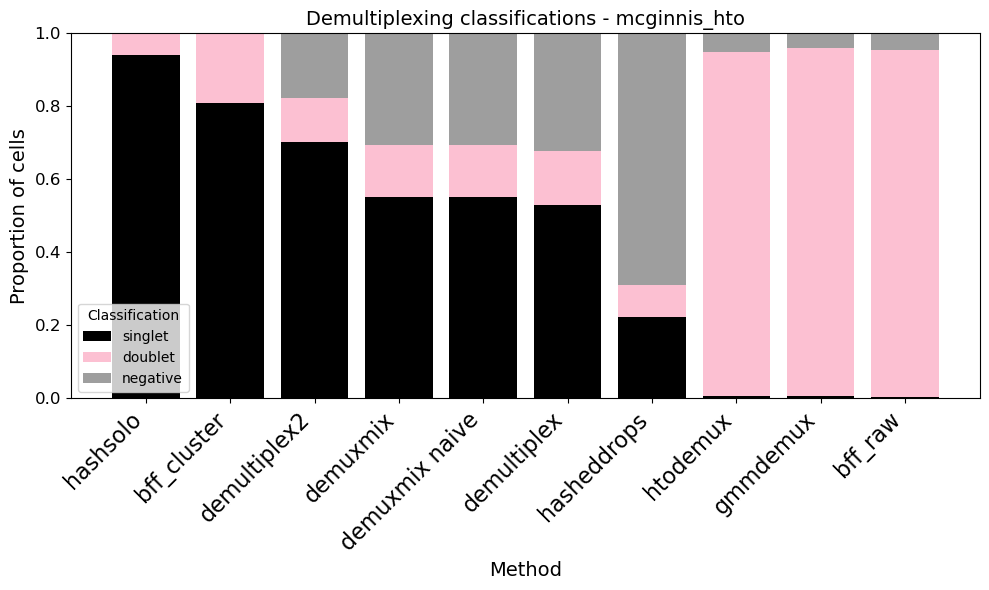
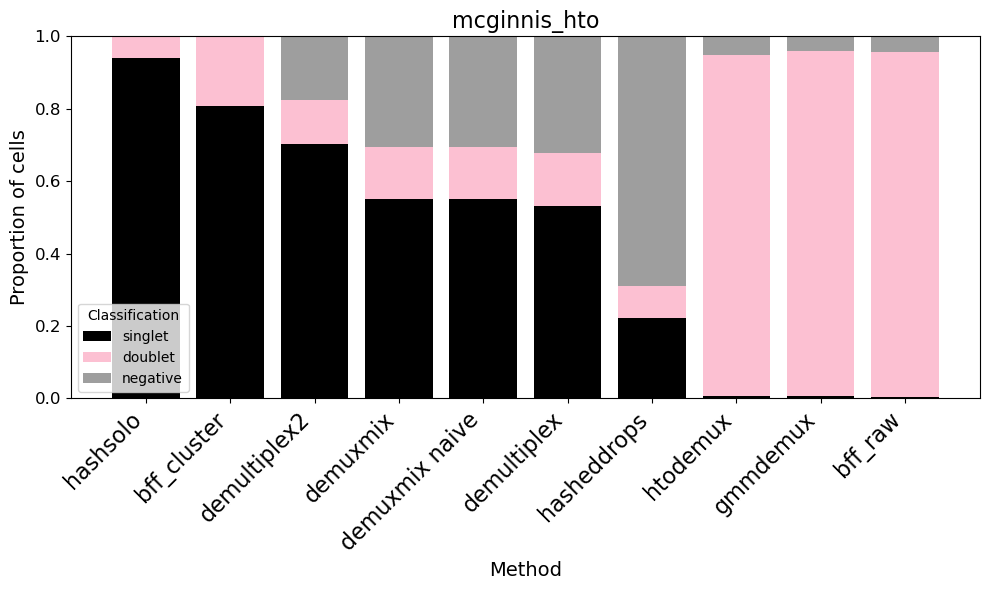
The notebook cell's code change between the first figure and the second:
--- before
+++ after
@@ -59,5 +59,5 @@
     ax.set_xlabel('Method', fontsize=14)
     ax.set_ylabel('Proportion of cells', fontsize=14)
-    ax.set_title(f'Demultiplexing classifications - {dataset}', fontsize=14)
+    ax.set_title(dataset, fontsize=16)
     ax.set_ylim(0, 1)
     ax.legend(title='Classification')

Commit: reformat graphs again